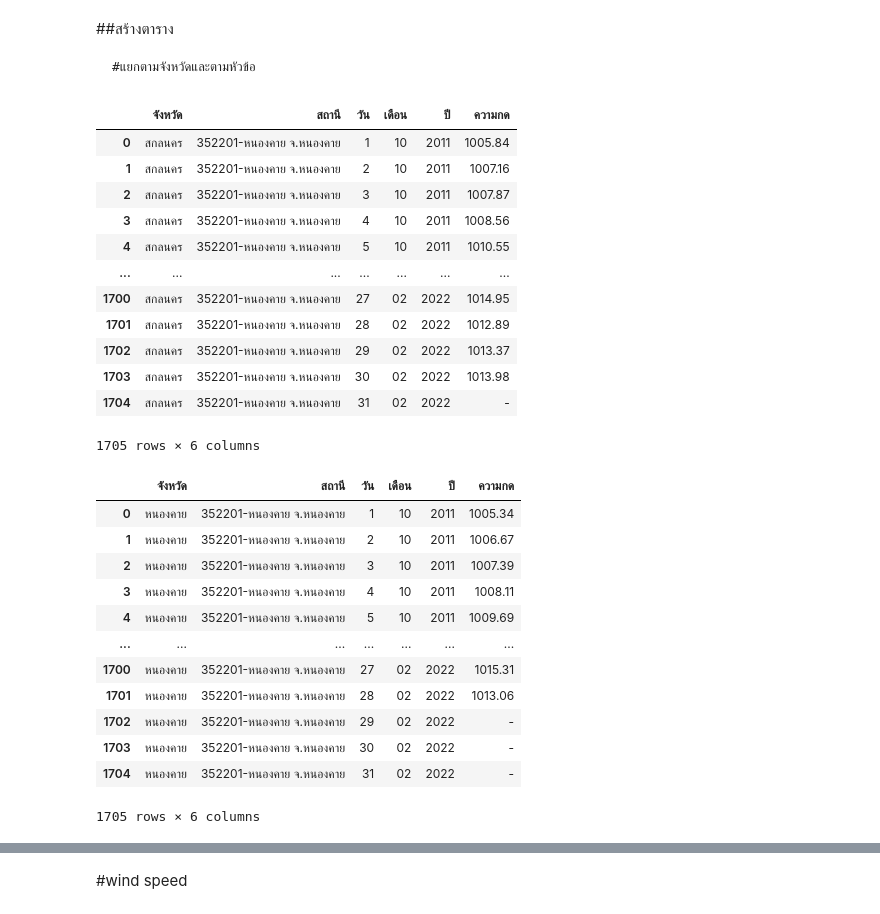
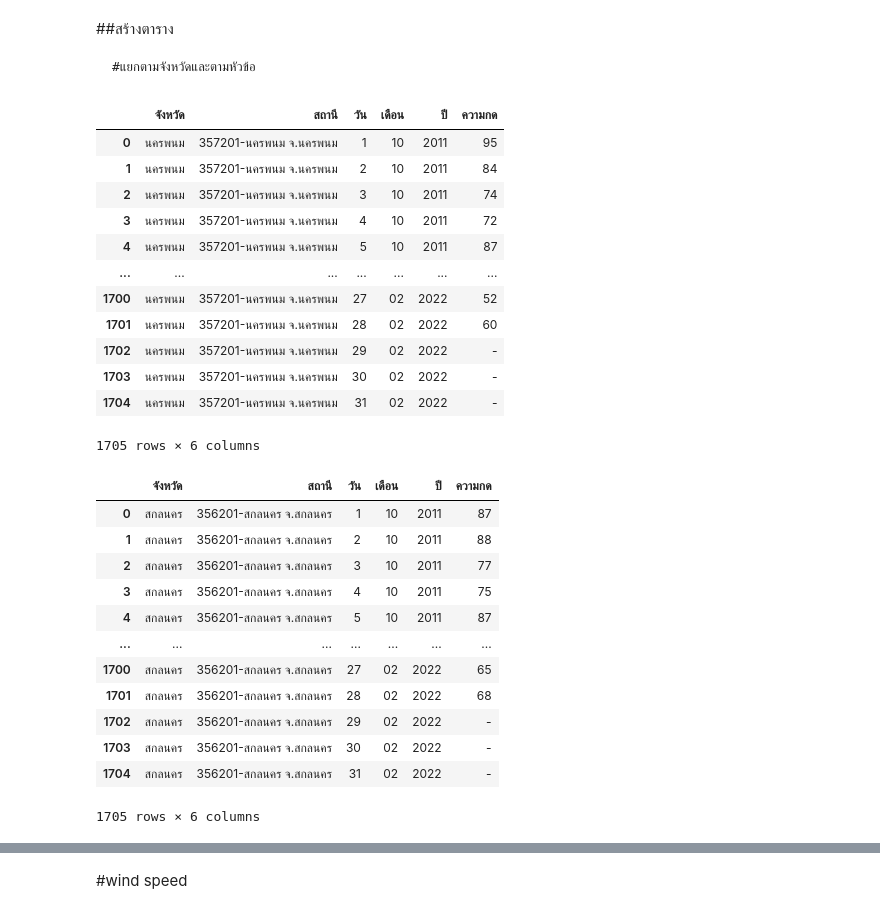
Before and after one commit to nxxk23/bsc_dpdm22, a Jupyter notebook: Quiz_Group_5_20_of_Midterm.ipynb, the cells around one changed output, grey strips where cells are left out. Drawn from its saved outputs; the diff is of its cells as text; code cells hidden in the pictures.

```diff
--- a/Quiz_Group_5_20_of_Midterm.ipynb
+++ b/Quiz_Group_5_20_of_Midterm.ipynb
@@ -319,49 +332,49 @@ m11['ปี'] = pd.to_datetime(m11['เดือน/ปี']).dt.strftime('%Y')
 m11.shape
 m11 = m11[['จังหวัด', 'สถานี', 'วัน', 'เดือน', 'ปี', 'ความกด']]
 # %%
-p3.set_index(['จังหวัด','สถานี','เดือน/ปี'],inplace=True)
-p33 = p3.stack().reset_index()
-p33.rename(columns = {'level_3':'วัน',0:'ความกด'}, inplace = True)
-p33['เดือน/ปี'] = pd.to_datetime(p33['เดือน/ปี']).dt.strftime('%m-%Y')
-p33['เดือน'] = pd.to_datetime(p33['เดือน/ปี']).dt.strftime('%m')
-p33['ปี'] = pd.to_datetime(p33['เดือน/ปี']).dt.strftime('%Y')
-p33 = p33[['จังหวัด', 'สถานี', 'วัน', 'เดือน', 'ปี', 'ความกด']]
-p33
+m2.set_index(['จังหวัด','สถานี','เดือน/ปี'],inplace=True)
+m22 = m2.stack().reset_index()
+m22.rename(columns = {'level_3':'วัน',0:'ความชื้น'}, inplace = True)
+m22['เดือน/ปี'] = pd.to_datetime(m22['เดือน/ปี']).dt.strftime('%m-%Y')
+m22['เดือน'] = pd.to_datetime(m22['เดือน/ปี']).dt.strftime('%m')
+m22['ปี'] = pd.to_datetime(m22['เดือน/ปี']).dt.strftime('%Y')
+m22 = m22[['จังหวัด', 'สถานี', 'วัน', 'เดือน', 'ปี', 'ความกด']]
+m22
 # %% [output]
 |  | จังหวัด | สถานี | วัน | เดือน | ปี | ความกด |
-| 0 | สกลนคร | 352201-หนองคาย จ.หนองคาย | 1 | 10 | 2011 | 1005.84 |
-| 1 | สกลนคร | 352201-หนองคาย จ.หนองคาย | 2 | 10 | 2011 | 1007.16 |
-| 2 | สกลนคร | 352201-หนองคาย จ.หนองคาย | 3 | 10 | 2011 | 1007.87 |
-| 3 | สกลนคร | 352201-หนองคาย จ.หนองคาย | 4 | 10 | 2011 | 1008.56 |
-| 4 | สกลนคร | 352201-หนองคาย จ.หนองคาย | 5 | 10 | 2011 | 1010.55 |
+| 0 | นครพนม | 357201-นครพนม จ.นครพนม | 1 | 10 | 2011 | 95 |
+| 1 | นครพนม | 357201-นครพนม จ.นครพนม | 2 | 10 | 2011 | 84 |
+| 2 | นครพนม | 357201-นครพนม จ.นครพนม | 3 | 10 | 2011 | 74 |
+| 3 | นครพนม | 357201-นครพนม จ.นครพนม | 4 | 10 | 2011 | 72 |
+| 4 | นครพนม | 357201-นครพนม จ.นครพนม | 5 | 10 | 2011 | 87 |
 | ... | ... | ... | ... | ... | ... | ... |
-| 1700 | สกลนคร | 352201-หนองคาย จ.หนองคาย | 27 | 02 | 2022 | 1014.95 |
-| 1701 | สกลนคร | 352201-หนองคาย จ.หนองคาย | 28 | 02 | 2022 | 1012.89 |
-| 1702 | สกลนคร | 352201-หนองคาย จ.หนองคาย | 29 | 02 | 2022 | 1013.37 |
-| 1703 | สกลนคร | 352201-หนองคาย จ.หนองคาย | 30 | 02 | 2022 | 1013.98 |
-| 1704 | สกลนคร | 352201-หนองคาย จ.หนองคาย | 31 | 02 | 2022 | - |
+| 1700 | นครพนม | 357201-นครพนม จ.นครพนม | 27 | 02 | 2022 | 52 |
+| 1701 | นครพนม | 357201-นครพนม จ.นครพนม | 28 | 02 | 2022 | 60 |
+| 1702 | นครพนม | 357201-นครพนม จ.นครพนม | 29 | 02 | 2022 | - |
+| 1703 | นครพนม | 357201-นครพนม จ.นครพนม | 30 | 02 | 2022 | - |
+| 1704 | นครพนม | 357201-นครพนม จ.นครพนม | 31 | 02 | 2022 | - |
 1705 rows × 6 columns
 # %%
-p4.set_index(['จังหวัด','สถานี','เดือน/ปี'],inplace=True)
-p44 = p4.stack().reset_index()
-p44.rename(columns = {'level_3':'วัน',0:'ความกด'}, inplace = True)
-p44['เดือน/ปี'] = pd.to_datetime(p44['เดือน/ปี']).dt.strftime('%m-%Y')
-p44['เดือน'] = pd.to_datetime(p44['เดือน/ปี']).dt.strftime('%m')
-p44['ปี'] = pd.to_datetime(p44['เดือน/ปี']).dt.strftime('%Y')
-p44 = p44[['จังหวัด', 'สถานี', 'วัน', 'เดือน', 'ปี', 'ความกด']]
-p44
+m3.set_index(['จังหวัด','สถานี','เดือน/ปี'],inplace=True)
+m33 = m3.stack().reset_index()
+m33.rename(columns = {'level_3':'วัน',0:'ความชื้น'}, inplace = True)
+m33['เดือน/ปี'] = pd.to_datetime(m33['เดือน/ปี']).dt.strftime('%m-%Y')
+m33['เดือน'] = pd.to_datetime(m33['เดือน/ปี']).dt.strftime('%m')
+m33['ปี'] = pd.to_datetime(m33['เดือน/ปี']).dt.strftime('%Y')
+m33 = m33[['จังหวัด', 'สถานี', 'วัน', 'เดือน', 'ปี', 'ความกด']]
+m33
 # %% [output]
 |  | จังหวัด | สถานี | วัน | เดือน | ปี | ความกด |
-| 0 | หนองคาย | 352201-หนองคาย จ.หนองคาย | 1 | 10 | 2011 | 1005.34 |
-| 1 | หนองคาย | 352201-หนองคาย จ.หนองคาย | 2 | 10 | 2011 | 1006.67 |
-| 2 | หนองคาย | 352201-หนองคาย จ.หนองคาย | 3 | 10 | 2011 | 1007.39 |
-| 3 | หนองคาย | 352201-หนองคาย จ.หนองคาย | 4 | 10 | 2011 | 1008.11 |
-| 4 | หนองคาย | 352201-หนองคาย จ.หนองคาย | 5 | 10 | 2011 | 1009.69 |
+| 0 | สกลนคร | 356201-สกลนคร จ.สกลนคร | 1 | 10 | 2011 | 87 |
+| 1 | สกลนคร | 356201-สกลนคร จ.สกลนคร | 2 | 10 | 2011 | 88 |
+| 2 | สกลนคร | 356201-สกลนคร จ.สกลนคร | 3 | 10 | 2011 | 77 |
+| 3 | สกลนคร | 356201-สกลนคร จ.สกลนคร | 4 | 10 | 2011 | 75 |
+| 4 | สกลนคร | 356201-สกลนคร จ.สกลนคร | 5 | 10 | 2011 | 87 |
 | ... | ... | ... | ... | ... | ... | ... |
-| 1700 | หนองคาย | 352201-หนองคาย จ.หนองคาย | 27 | 02 | 2022 | 1015.31 |
-| 1701 | หนองคาย | 352201-หนองคาย จ.หนองคาย | 28 | 02 | 2022 | 1013.06 |
-| 1702 | หนองคาย | 352201-หนองคาย จ.หนองคาย | 29 | 02 | 2022 | - |
-| 1703 | หนองคาย | 352201-หนองคาย จ.หนองคาย | 30 | 02 | 2022 | - |
-| 1704 | หนองคาย | 352201-หนองคาย จ.หนองคาย | 31 | 02 | 2022 | - |
+| 1700 | สกลนคร | 356201-สกลนคร จ.สกลนคร | 27 | 02 | 2022 | 65 |
+| 1701 | สกลนคร | 356201-สกลนคร จ.สกลนคร | 28 | 02 | 2022 | 68 |
+| 1702 | สกลนคร | 356201-สกลนคร จ.สกลนคร | 29 | 02 | 2022 | - |
+| 1703 | สกลนคร | 356201-สกลนคร จ.สกลนคร | 30 | 02 | 2022 | - |
+| 1704 | สกลนคร | 356201-สกลนคร จ.สกลนคร | 31 | 02 | 2022 | - |
 1705 rows × 6 columns
 # %%
```
Also changed, not shown: parts of 15 cells of this notebook.
